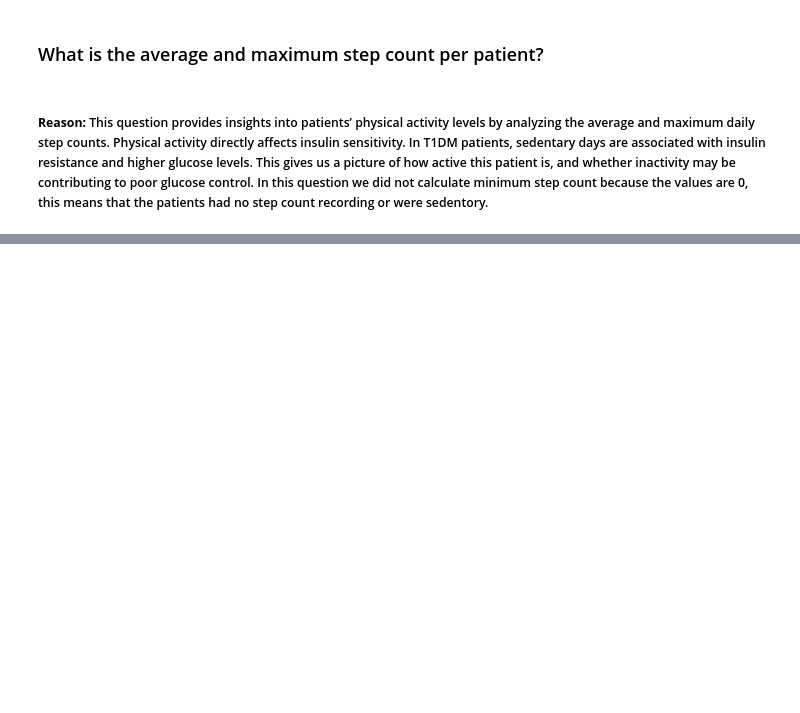
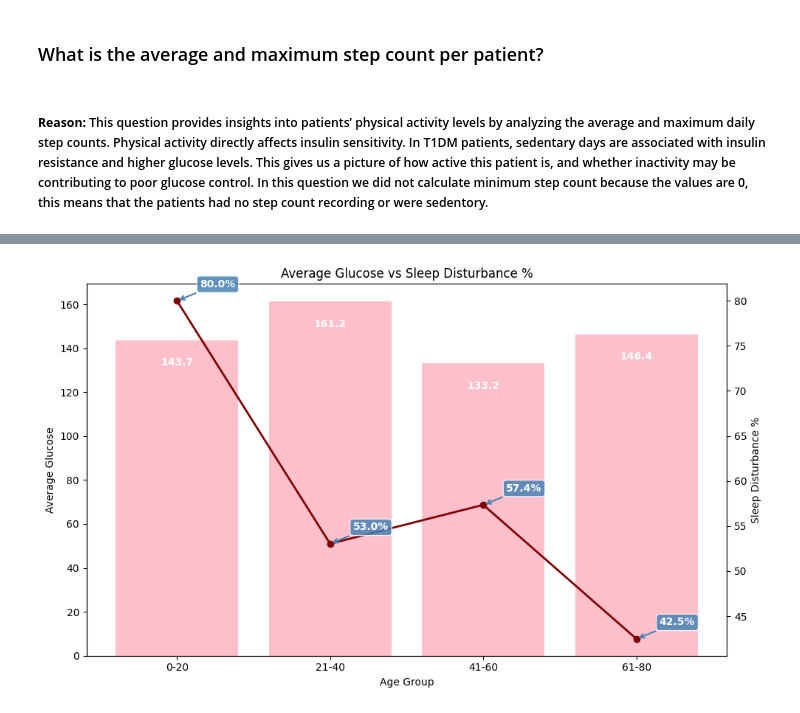
Before and after one commit to PoojaBELURE1724/Team6_DataDynamos_Python-Hackathon_MAY-2026, a Jupyter notebook: Team6_DataDynamos_category2.DescriptiveAnalysis.ipynb, the cells around one changed output, grey strips where cells are left out. Cells and saved outputs as stored; diff of their text form; code cells hidden in the pictures; blank space fills up the shorter version.

```diff
--- a/Team6_DataDynamos_category2.DescriptiveAnalysis.ipynb
+++ b/Team6_DataDynamos_category2.DescriptiveAnalysis.ipynb
@@ -284,0 +307,81 @@ plt.show()
+# %%
+import matplotlib.pyplot as plt
+
+# Example: Grouping by Age Group
+# Create age groups
+df['Age_Group'] = pd.cut(
+    df['age'],
+    bins=[0, 20, 40, 60, 80],
+    labels=['0-20', '21-40', '41-60', '61-80']
+)
+
+# Calculate average glucose
+avg_glucose = df.groupby('Age_Group')['glucose'].mean()
+
+# Calculate sleep disturbance percentage
+sleep_disturbance = (
+    df.groupby('Age_Group')['%_with_sleep_disturbances']
+    .mean()
+)
+
+# Create figure
+fig, ax1 = plt.subplots(figsize=(10, 6))
+
+# Bar chart for glucose
+bars = ax1.bar(avg_glucose.index.astype(str), avg_glucose.values,color = 'pink')
+ax1.set_xlabel('Age Group')
+ax1.set_ylabel('Average Glucose')
+
+# Labels inside/on top of each bar
+for bar in bars:
+    height = bar.get_height()
+    ax1.text(
+        bar.get_x() + bar.get_width() / 2,
+        height - 8,
+        f'{height:.1f}',
+        ha='center', va='top',
+        fontsize=10, color='white', fontweight='bold'
+    )
+
+# Create second axis
+ax2 = ax1.twinx()
+
+# Line chart for sleep disturbance %
+x_positions = list(range(len(sleep_disturbance)))
+ax2.plot(
+    sleep_disturbance.index.astype(str),
+    sleep_disturbance.values,
+    marker='o', color='maroon', linewidth=2
+)
+ax2.set_ylabel('Sleep Disturbance %')
+
+# ✅ Annotate each point on the line chart with an arrow + label box
+for i, (x, y) in enumerate(zip(x_positions, sleep_disturbance.values)):
+    ax2.annotate(
+        f'{y:.1f}%',                        # annotation text
+        xy=(x, y),                           # point being annotated
+        xytext=(x + 0.15, y + 1.5),         # offset position of label
+        fontsize=10,
+        color='white',
+        fontweight='bold',
+        arrowprops=dict(
+            arrowstyle='->',                 # arrow style
+            color='steelblue',
+            lw=1.5
+        ),
+        bbox=dict(
+            boxstyle='round,pad=0.3',        # rounded box around label
+            facecolor='steelblue',           # box fill color
+            edgecolor='white',               # box border color
+            alpha=0.85                       # slight transparency
+        )
+    )
+
+# Title
+plt.title('Average Glucose vs Sleep Disturbance %')
+
+# Show chart
+plt.tight_layout()
+plt.show()
+# %% [output]
+[figure, added]
```
Also changed, not shown: parts of 5 cells of this notebook.
